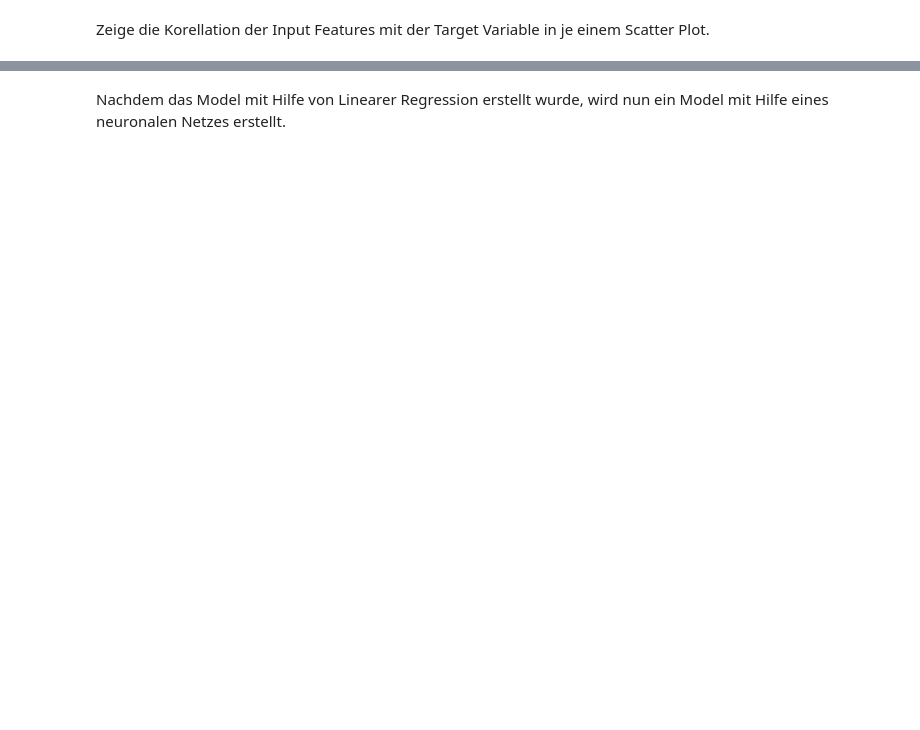
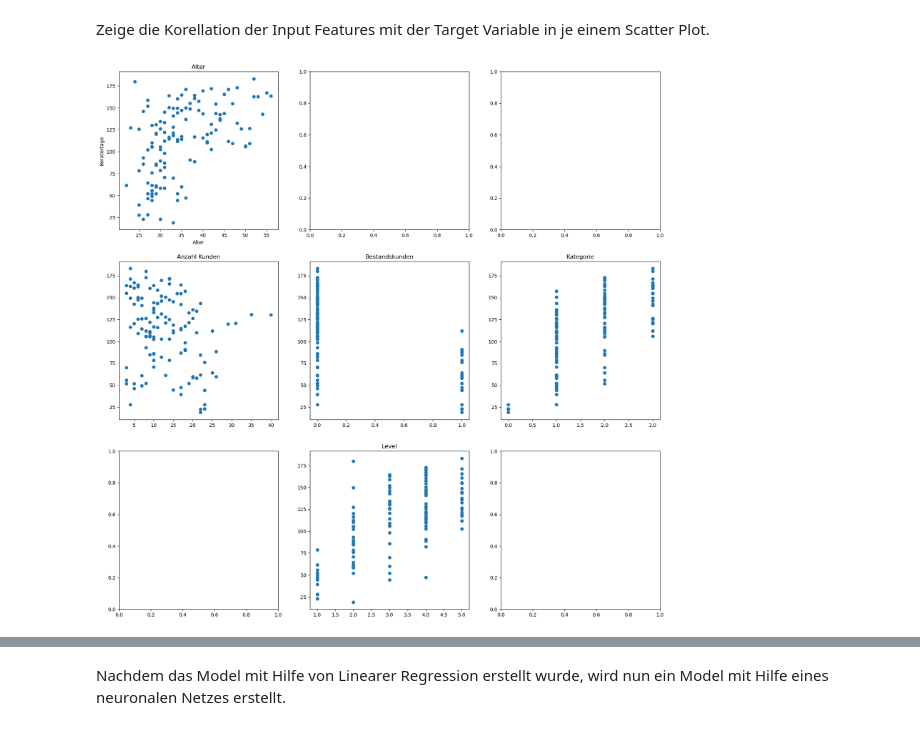
Before and after one commit to bauersebastian/pa_data_science_vawi, a Jupyter notebook: pa_ds_vawi.ipynb, the cells around one changed output, grey strips where cells are left out. Drawn from its saved outputs; the diff is of its cells as text; code cells hidden in the pictures; blank space fills up the shorter version.

Commit message:
added Kategorie to model

```diff
--- a/pa_ds_vawi.ipynb
+++ b/pa_ds_vawi.ipynb
@@ -88,16 +88,27 @@ customers_filtered_highest_df = combined_df.loc[combined_df.groupby(['Mitarbeite
 # add a column 'Kategorie' to the dataframe
 customers_filtered_highest_df['Kategorie'] = ''
 # set 'Kategorie' to 'D' if 'Tage' is less than 10 for the row in customers_filtered_highest_df
-customers_filtered_highest_df.loc[customers_filtered_highest_df['Tage'] <= 10, 'Kategorie'] = 'D'
+customers_filtered_highest_df.loc[customers_filtered_highest_df['Tage'] <= 10, 'Kategorie'] = 0
 # set 'Kategorie' to 'C' if 'Tage' is greater than 40 for the row in customers_filtered_highest_df
-customers_filtered_highest_df.loc[customers_filtered_highest_df['Tage'] > 10, 'Kategorie'] = 'C'
+customers_filtered_highest_df.loc[customers_filtered_highest_df['Tage'] > 10, 'Kategorie'] = 1
 # set 'Kategorie' to 'B' if 'Tage' is greater than 40 for the row in customers_filtered_highest_df
-customers_filtered_highest_df.loc[customers_filtered_highest_df['Tage'] > 40, 'Kategorie'] = 'B'
+customers_filtered_highest_df.loc[customers_filtered_highest_df['Tage'] > 40, 'Kategorie'] = 2
 # set 'Kategorie' to 'A' if 'Tage' is greater than 80 for the row in customers_filtered_highest_df
-customers_filtered_highest_df.loc[customers_filtered_highest_df['Tage'] > 80, 'Kategorie'] = 'A'
+customers_filtered_highest_df.loc[customers_filtered_highest_df['Tage'] > 80, 'Kategorie'] = 3
 # set 'Kategorie' to 'B' if 'Tage' is greater than 40 for the row in customers_filtered_highest_df
 
 # save customers_filtered_highest_df to an excel file
 customers_filtered_highest_df.to_excel('customers_filtered_highest.xlsx', index=False)
 # %%
-# join the customers_filtered_highest_df dataframe with the input_df dataframe
+# Convert 'Jahr' to int (if it's safe to do so) in both DataFrames
+input_df['Jahr'] = input_df['Jahr'].astype(int)
+customers_filtered_highest_df['Jahr'] = customers_filtered_highest_df['Jahr'].astype(int)
+
+# based on 'Name' and 'Jahr' join 'Kategorie' from customers_filtered_highest_df to input_df where 'Mitarbeiter' is equal to 'Name' and 'Jahr' is equal to 'Jahr'
+input_df = input_df.merge(customers_filtered_highest_df[['Mitarbeiter', 'Jahr', 'Kategorie']], left_on=['Name', 'Jahr'], right_on=['Mitarbeiter', 'Jahr'], how='left')
+
+# drop column 'Mitarbeiter' from input_df
+input_df.drop(columns=['Mitarbeiter'], inplace=True)
+
+# convert 'Kategorie' to int
+input_df['Kategorie'] = input_df['Kategorie'].astype(int)
@@ -120,7 +147,8 @@ from sklearn.linear_model import LinearRegression
 from sklearn.metrics import mean_squared_error
 
 # Prepare the data for training the model
-X = input_df[['Alter', 'Berufserfahrung', 'Anzahl Kunden', 'Bestandskunden', 'FIS Umsatz pro Mitarbeiter', 'Workdays', 'Level']]
+#X = input_df[['Alter', 'Berufserfahrung', 'Anzahl Kunden', 'Bestandskunden', 'FIS Umsatz pro Mitarbeiter', 'Workdays', 'Level', 'Kategorie']]
+X = input_df[['Alter', 'Anzahl Kunden', 'Bestandskunden', 'Level', 'Kategorie']]
 y = input_df['Tage']
 
 # Split the data into training and cross validation data - 80% training, 20% cross validation
@@ -167,26 +220,28 @@ Zeige die Korellation der Input Features mit der Target Variable in je einem Sca
 # %%
 # show the correlation of the input features with the target variable in a scatter plot
 fig, axs = plt.subplots(3, 3, figsize=(20, 20))
 axs[0, 0].scatter(X['Alter'], y)
 axs[0, 0].set_title('Alter')
 axs[0, 0].set_xlabel('Alter')
 axs[0, 0].set_ylabel('Beratertage')
-axs[0, 1].scatter(X['Berufserfahrung'], y)
-axs[0, 1].set_title('Berufserfahrung')
-axs[0, 2].scatter(X['Workdays'], y)
-axs[0, 2].set_title('Workdays')
+#axs[0, 1].scatter(X['Berufserfahrung'], y)
+#axs[0, 1].set_title('Berufserfahrung')
+#axs[0, 2].scatter(X['Workdays'], y)
+#axs[0, 2].set_title('Workdays')
 axs[1, 0].scatter(X['Anzahl Kunden'], y)
 axs[1, 0].set_title('Anzahl Kunden')
 axs[1, 1].scatter(X['Bestandskunden'], y)
 axs[1, 1].set_title('Bestandskunden')
-#axs[1, 2].scatter(X['Wirtschaftswachstum'], y)
-#axs[1, 2].set_title('Wirtschaftswachstum')
-axs[2, 0].scatter(X['FIS Umsatz pro Mitarbeiter'], y)
-axs[2, 0].set_title('FIS Umsatz pro Mitarbeiter')
+axs[1, 2].scatter(X['Kategorie'], y)
+axs[1, 2].set_title('Kategorie')
+#axs[2, 0].scatter(X['FIS Umsatz pro Mitarbeiter'], y)
+#axs[2, 0].set_title('FIS Umsatz pro Mitarbeiter')
 axs[2, 1].scatter(X['Level'], y)
 axs[2, 1].set_title('Level')
 
 plt.show()
+# %% [output]
+[figure, added]
 # %%
 import seaborn as sns
 
```
Also changed, not shown: parts of 10 cells of this notebook, 2 other files.
